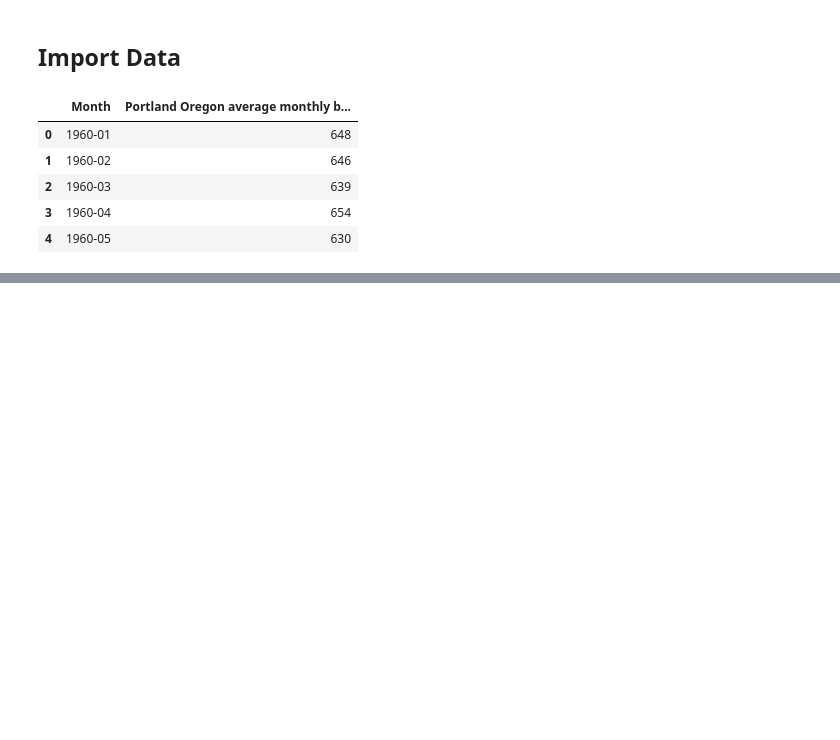
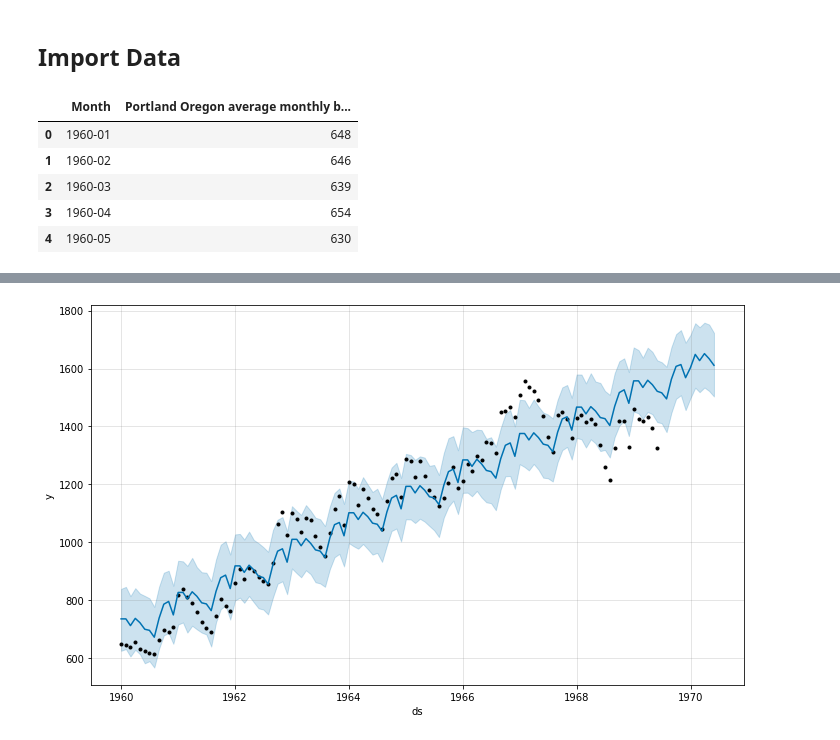
Before and after one commit to thiago2608santana/Analise_Series_Temporais, a Jupyter notebook: Prophet_Project.ipynb, the cells around one changed output, grey strips where cells are left out. Drawn from its saved outputs; the diff is of its cells as text; code cells hidden in the pictures; blank space fills up the shorter version.

```diff
--- a/Prophet_Project.ipynb
+++ b/Prophet_Project.ipynb
@@ -26,0 +78,27 @@ df.head()
+# %%
+param_grid = {
+    'changepoint_prior_scale': [0.001, 0.01, 0.1, 0.5],
+    'seasonality_prior_scale': [0.01, 0.1, 1.0, 10.0]
+}
+
+params = [dict(zip(param_grid.keys(), v)) for v in product(*param_grid.values())]
+
+rmses = []
+
+cutoffs = pd.date_range(start='1963-01-01', end='1968-06-01', freq='6MS')
+
+for param in params:
+    m = Prophet(**param)
+    m.add_country_holidays(country_name='US')
+    m.fit(df)
+
+    df_cv = cross_validation(model=m, horizon='365 days', cutoffs=cutoffs)
+    df_p = performance_metrics(df_cv, rolling_window=1)
+    rmses.append(df_p['rmse'].values[0])
+
+tuning_results = pd.DataFrame(params)
+tuning_results['rmse'] = rmses
+
+best_params = params[np.argmin(rmses)]
+
+print(best_params)
@@ -26,0 +313,7 @@ df.head()
+# %%
+m = Prophet(
+    changepoint_prior_scale=0.01,
+    seasonality_prior_scale=0.01
+)
+m.add_country_holidays(country_name='US')
+m.fit(df);
@@ -26,0 +334,3 @@ df.head()
+# %%
+future = m.make_future_dataframe(periods=12, freq='M')
+future.tail()
@@ -26,0 +344,3 @@ df.head()
+# %%
+forecast = m.predict(future)
+forecast[['ds', 'yhat', 'yhat_lower', 'yhat_upper']].tail()
@@ -26,0 +354,4 @@ df.head()
+# %%
+forecast_fig = m.plot(forecast)
+# %% [output]
+[figure, added]
```
Also changed, not shown: parts of 18 cells of this notebook.
